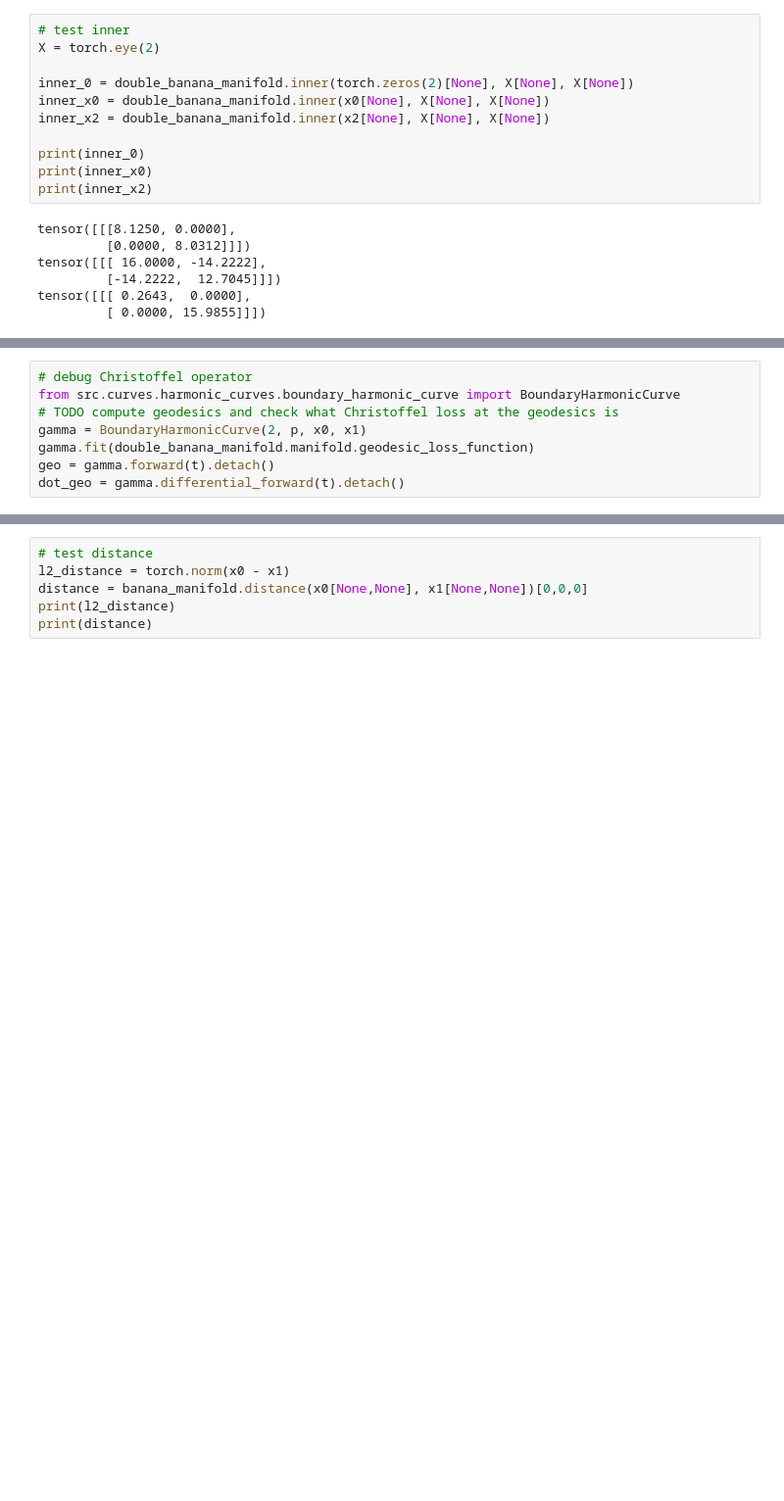
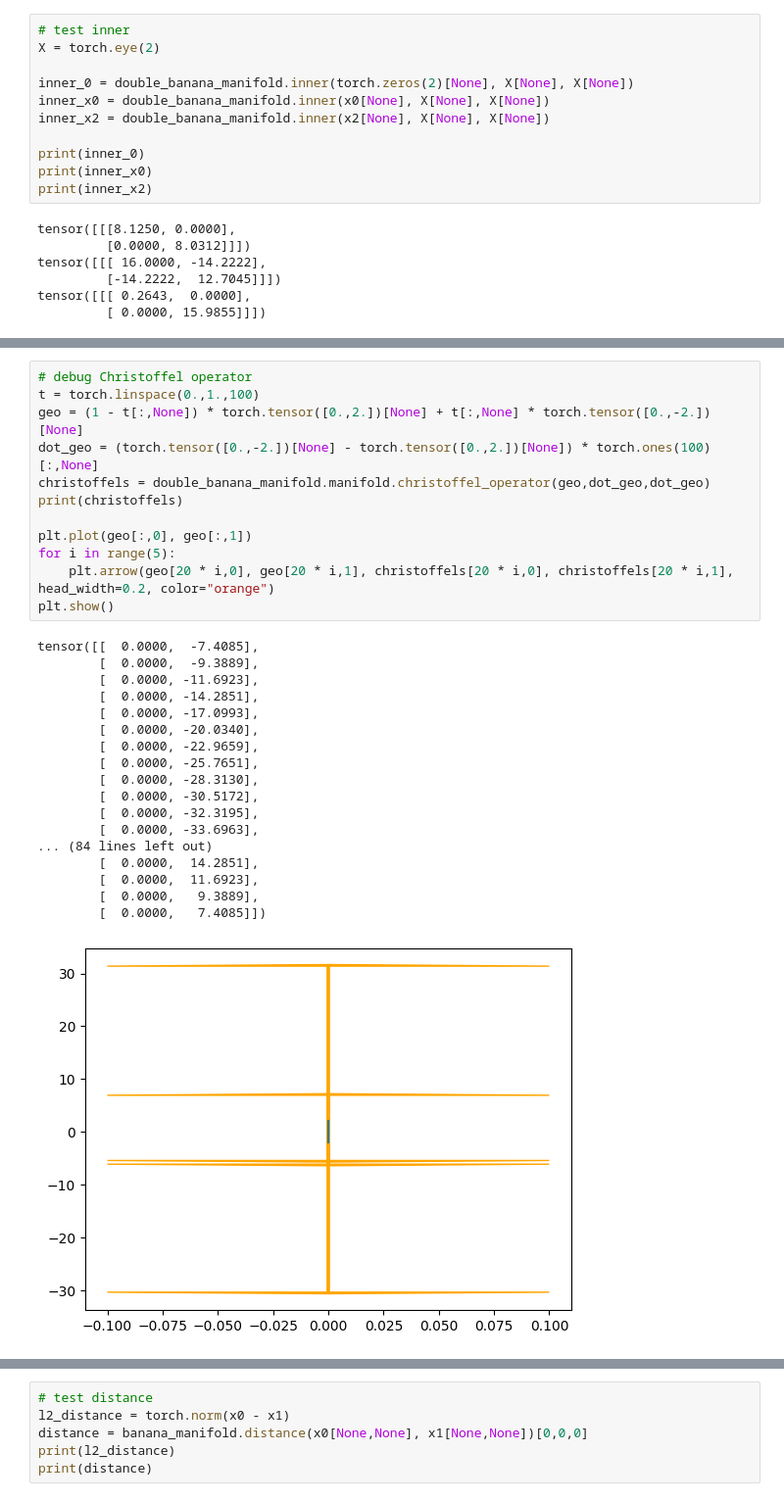
Before and after one commit to GBATZOLIS/Score-Based-Pullback-Riemannian-Geometry, a Jupyter notebook: quadratic_double_banana.ipynb, the cells around one changed output, grey strips where cells are left out. Shown at 98% size. Cells and saved outputs as stored; diff of their text form; blank space fills up the shorter version.

```diff
--- a/quadratic_double_banana.ipynb
+++ b/quadratic_double_banana.ipynb
@@ -95,12 +98,35 @@ Epoch 1900, Loss 26.62340545654297
 [figure]
-# %%
-# debug Christoffel operator
-from src.curves.harmonic_curves.boundary_harmonic_curve import BoundaryHarmonicCurve
-# TODO compute geodesics and check what Christoffel loss at the geodesics is
-gamma = BoundaryHarmonicCurve(2, p, x0, x1)
-gamma.fit(double_banana_manifold.manifold.geodesic_loss_function)
-geo = gamma.forward(t).detach()
-dot_geo = gamma.differential_forward(t).detach()
+# %%
+# debug Christoffel operator
+t = torch.linspace(0.,1.,100)
+geo = (1 - t[:,None]) * torch.tensor([0.,2.])[None] + t[:,None] * torch.tensor([0.,-2.])[None]
+dot_geo = (torch.tensor([0.,-2.])[None] - torch.tensor([0.,2.])[None]) * torch.ones(100)[:,None]
+christoffels = double_banana_manifold.manifold.christoffel_operator(geo,dot_geo,dot_geo)
+print(christoffels)
+
+plt.plot(geo[:,0], geo[:,1])
+for i in range(5):
+    plt.arrow(geo[20 * i,0], geo[20 * i,1], christoffels[20 * i,0], christoffels[20 * i,1], head_width=0.2, color="orange")
+plt.show()
+# %% [output]
+tensor([[  0.0000,  -7.4085],
+        [  0.0000,  -9.3889],
+        [  0.0000, -11.6923],
+        [  0.0000, -14.2851],
+        [  0.0000, -17.0993],
+        [  0.0000, -20.0340],
+        [  0.0000, -22.9659],
+        [  0.0000, -25.7651],
+        [  0.0000, -28.3130],
+        [  0.0000, -30.5172],
+        [  0.0000, -32.3195],
+        [  0.0000, -33.6963],
+... (84 lines left out)
+        [  0.0000,  14.2851],
+        [  0.0000,  11.6923],
+        [  0.0000,   9.3889],
+        [  0.0000,   7.4085]])
+[figure, added]
 # %%
 # test logarithmic mapping
 
```
Also changed, not shown: parts of 3 cells of this notebook, 3 other files.
